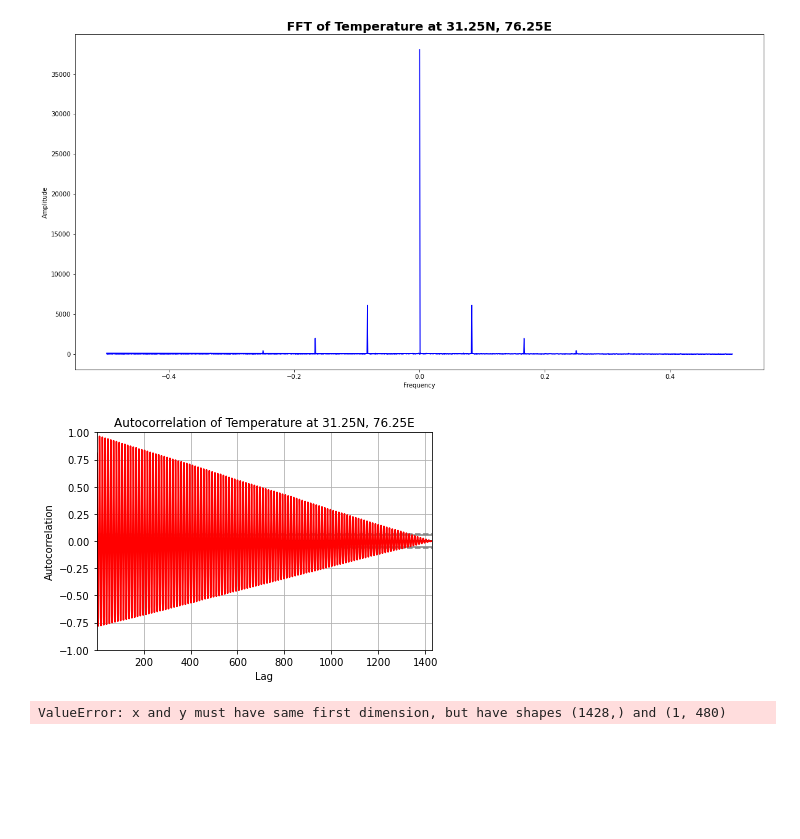
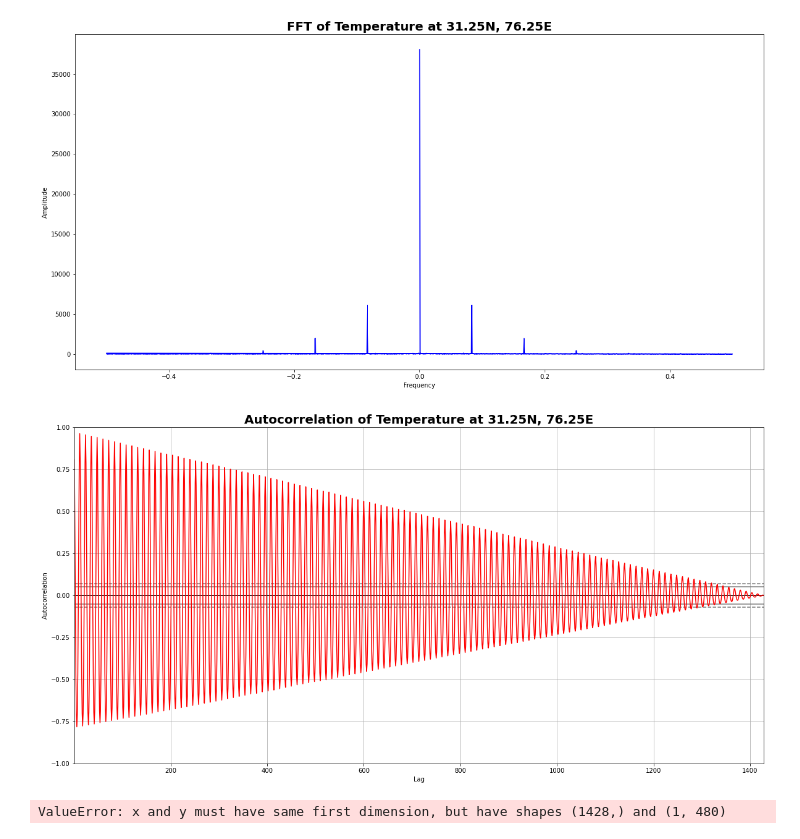
Before and after one commit to alliajagbe/time-series, a Jupyter notebook: timedata2.ipynb, the cells around one changed output. Saved outputs shown, nothing was run; the diff lists cells and outputs as text; code cells hidden in the pictures; blank space fills up the shorter version.

```diff
--- a/timedata2.ipynb
+++ b/timedata2.ipynb
@@ -108,13 +108,14 @@ plt.show()
 [figure]
 # %%
 plt.close('all')
+plt.figure(figsize=(20,10))
 pd.plotting.autocorrelation_plot(tasmax_location.temp.values, color='r')
-plt.title('Autocorrelation of Temperature at 31.25N, 76.25E')
+plt.title('Autocorrelation of Temperature at 31.25N, 76.25E', fontsize=20, fontweight='bold')
 plt.xlabel('Lag')
 plt.ylabel('Autocorrelation')
 plt.show()
 # %% [output]
-[figure, old version]
+[figure, new version]
 # %%
 # plotting just january temperature for each year
 plt.close('all')
```
